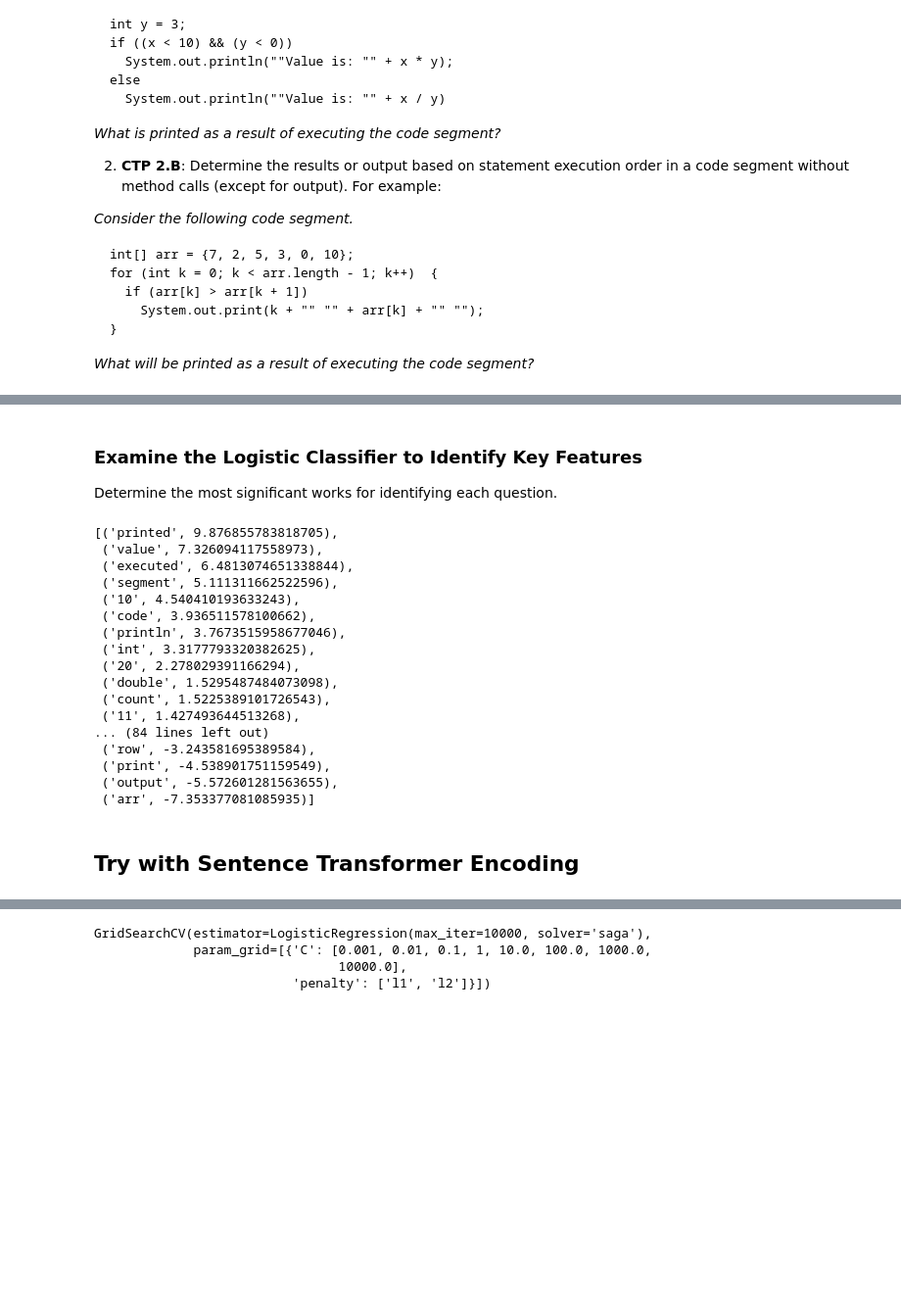
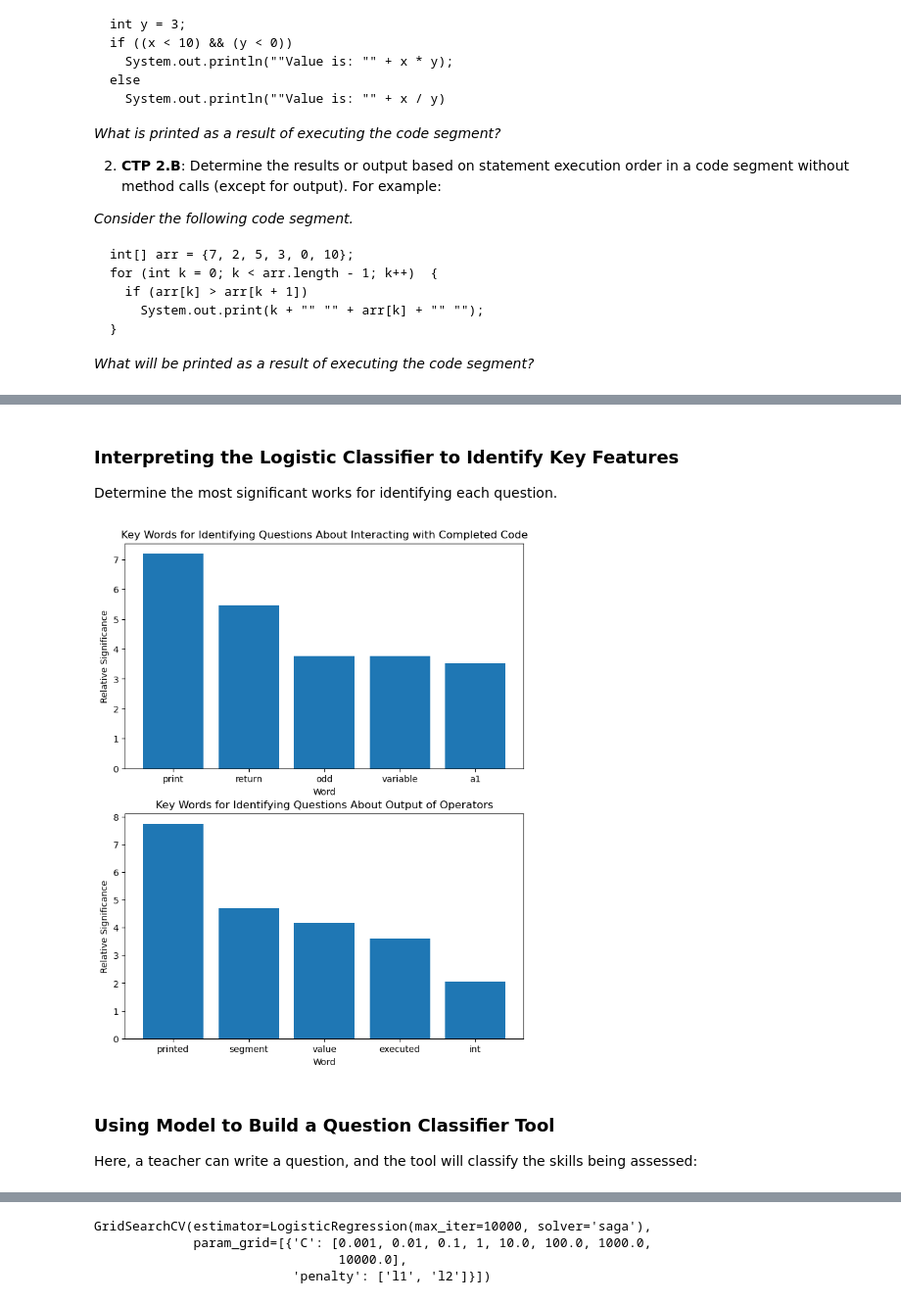
Before and after one commit to jgoett2/Phase5-Project, a Jupyter notebook: index.ipynb, the cells around one changed output, grey strips where cells are left out. Shown at 98% size. Cells and saved outputs as stored; diff of their text form; code cells hidden in the pictures; blank space fills up the shorter version.

```diff
--- a/index.ipynb
+++ b/index.ipynb
@@ -196,34 +163,37 @@ cm.figure_.savefig("Reports/Images/LR_ConfusionMatrix.png")
 # %% [markdown]
-### Examine the Logistic Classifier to Identify Key Features
+### Interpreting the Logistic Classifier to Identify Key Features
 Determine the most significant works for identifying each question.
 # %%
 voc = {}
 for x in gs.best_estimator_["tfidf"].vocabulary_:
     voc[gs.best_estimator_["tfidf"].vocabulary_[x]] = x
 voc={k: v for k, v in sorted(gs.best_estimator_["tfidf"].vocabulary_.items(), key=lambda item: item[1])}
 #pipe["lr"].coef_[0]
 
-key_features = list(zip(list(voc.keys()), gs.best_estimator_["lr"].coef_[1]))
+key_features = list(zip(list(voc.keys()), gs.best_estimator_["lr"].coef_[0]))
 
 key_features.sort(key=lambda x: x[1], reverse=True);
-key_features
+
+fig, ax = plt.subplots(2,1, figsize=(8,10))
+
+features = [x[0] for x in key_features[0:5]]
+significance = [x[1] for x in key_features[0:5]]
+ax[0].bar(features, significance)
+ax[0].set_title("Key Words for Identifying Questions About Interacting with Completed Code");
+ax[0].set_xlabel("Word");
+ax[0].set_ylabel("Relative Significance");
+
+key_features = list(zip(list(voc.keys()), gs.best_estimator_["lr"].coef_[1]))
+key_features.sort(key=lambda x: x[1], reverse=True);
+
+features = [x[0] for x in key_features[0:5]]
+significance = [x[1] for x in key_features[0:5]]
+ax[1].bar(features, significance)
+ax[1].set_title("Key Words for Identifying Questions About Output of Operators");
+ax[1].set_xlabel("Word");
+ax[1].set_ylabel("Relative Significance");
 # %% [output]
-[('printed', 9.876855783818705),
- ('value', 7.326094117558973),
- ('executed', 6.4813074651338844),
- ('segment', 5.111311662522596),
- ('10', 4.540410193633243),
- ('code', 3.936511578100662),
- ('println', 3.7673515958677046),
- ('int', 3.3177793320382625),
- ('20', 2.278029391166294),
- ('double', 1.5295487484073098),
- ('count', 1.5225389101726543),
- ('11', 1.427493644513268),
-... (84 lines left out)
- ('row', -3.243581695389584),
- ('print', -4.538901751159549),
- ('output', -5.572601281563655),
- ('arr', -7.353377081085935)]
+[figure, added]
-# %% [markdown]
-## Try with Sentence Transformer Encoding
+# %% [markdown]
+### Using Model to Build a Question Classifier Tool
+Here, a teacher can write a question, and the tool will classify the skills being assessed:
```
Also changed, not shown: parts of 28 cells of this notebook.
